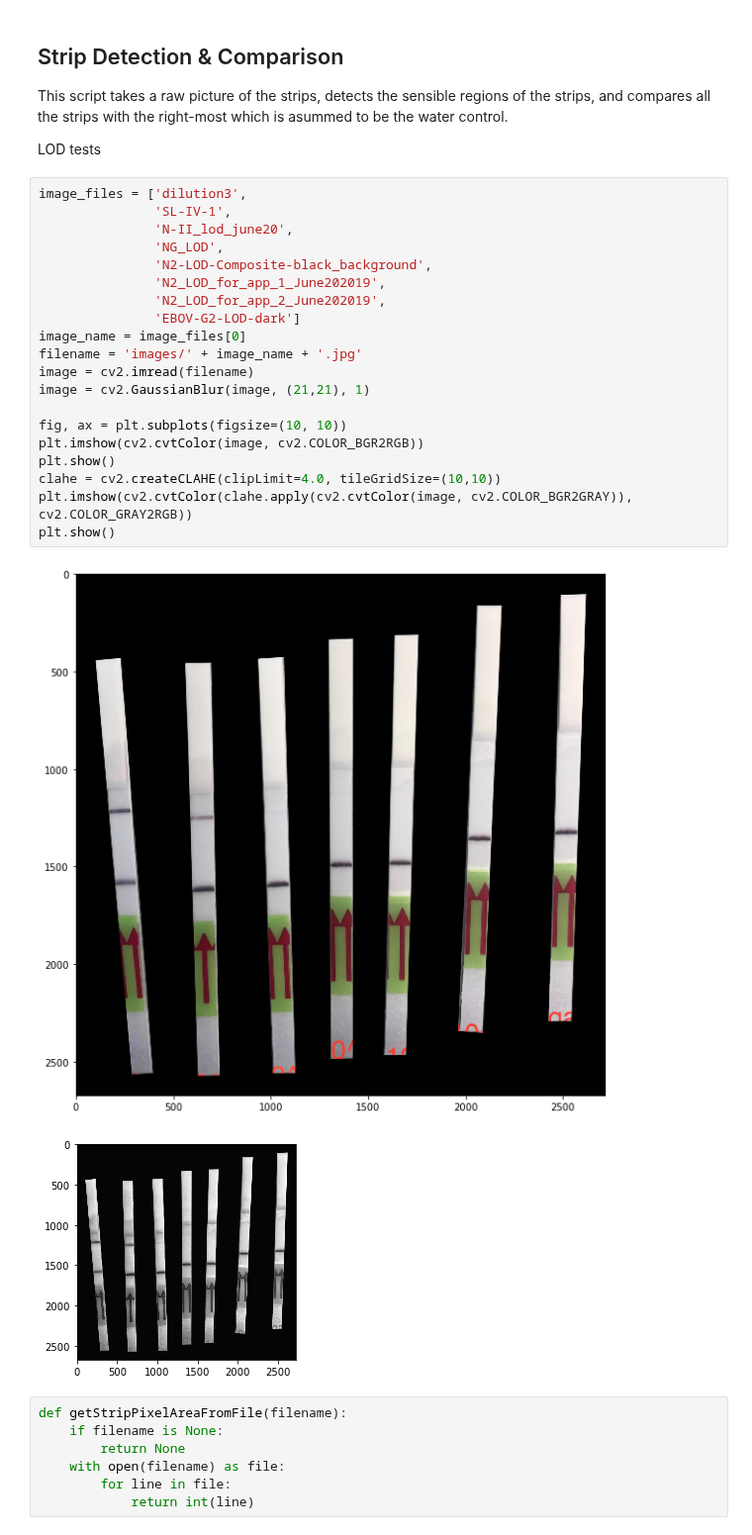
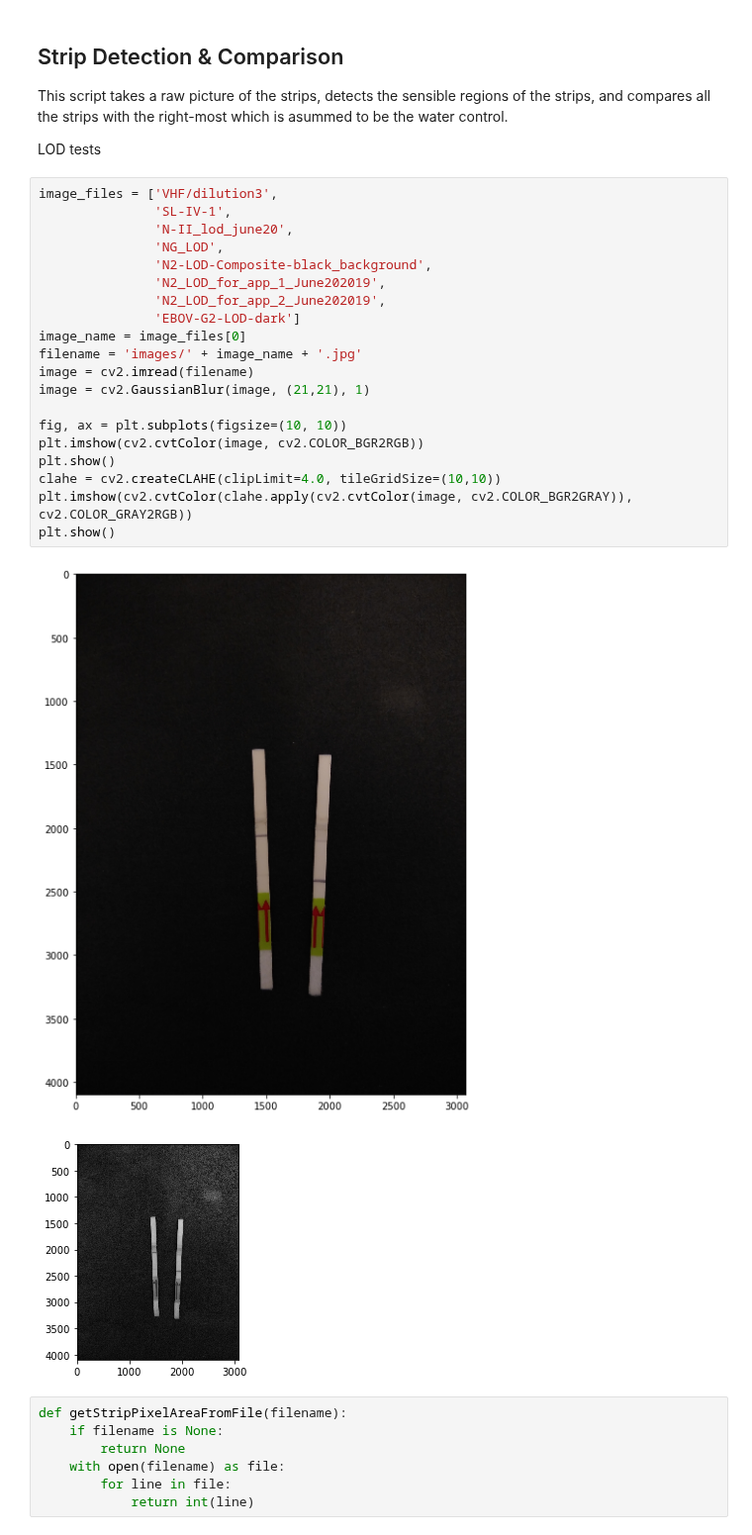
Before and after one commit to broadinstitute/HandLens-1.0.0, a Jupyter notebook: notebooks/Strip Detection and Analysis.ipynb, the cells around one changed output. Shown at 99% size. Drawn from its saved outputs; the diff is of its cells as text.

```diff
--- a/notebooks/Strip Detection and Analysis.ipynb
+++ b/notebooks/Strip Detection and Analysis.ipynb
@@ -13,28 +13,28 @@ This script takes a raw picture of the strips, detects the sensible regions of t
 
 LOD tests
 # %%
-image_files = ['dilution3',
+image_files = ['VHF/dilution3',
                'SL-IV-1',
                'N-II_lod_june20',
                'NG_LOD',
                'N2-LOD-Composite-black_background',
                'N2_LOD_for_app_1_June202019',
                'N2_LOD_for_app_2_June202019',
                'EBOV-G2-LOD-dark']
 image_name = image_files[0]
 filename = 'images/' + image_name + '.jpg'
 image = cv2.imread(filename)
 image = cv2.GaussianBlur(image, (21,21), 1)
 
 fig, ax = plt.subplots(figsize=(10, 10))
 plt.imshow(cv2.cvtColor(image, cv2.COLOR_BGR2RGB))
 plt.show()
 clahe = cv2.createCLAHE(clipLimit=4.0, tileGridSize=(10,10))
 plt.imshow(cv2.cvtColor(clahe.apply(cv2.cvtColor(image, cv2.COLOR_BGR2GRAY)), cv2.COLOR_GRAY2RGB))
 plt.show()
 # %% [output]
-[figure, old version]
+[figure, new version]
-[figure, old version]
+[figure, new version]
 # %%
 def getStripPixelAreaFromFile(filename):
     if filename is None:
```
Also changed, not shown: parts of 13 cells of this notebook.
